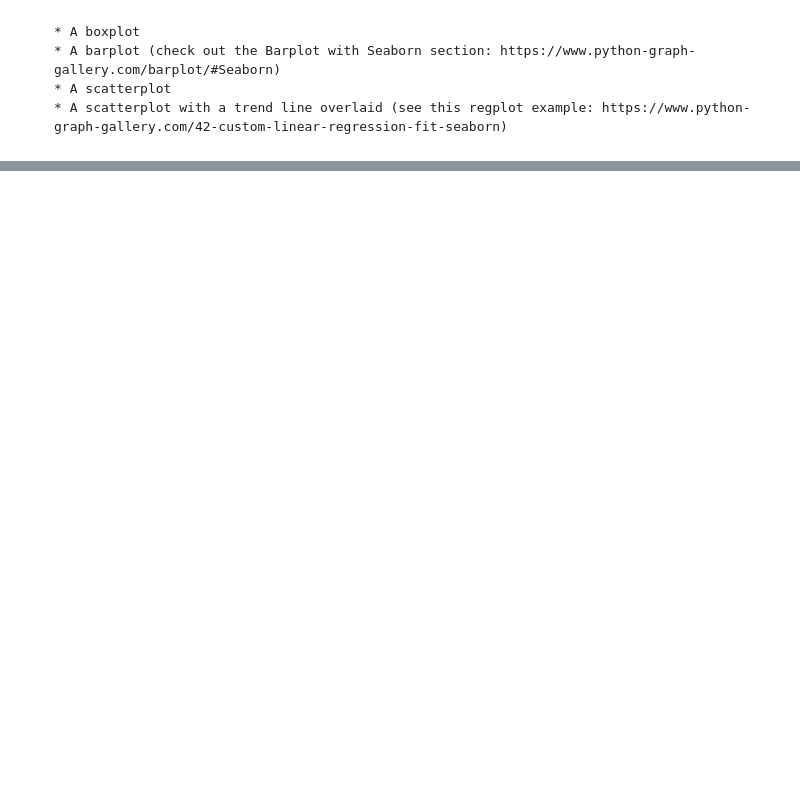
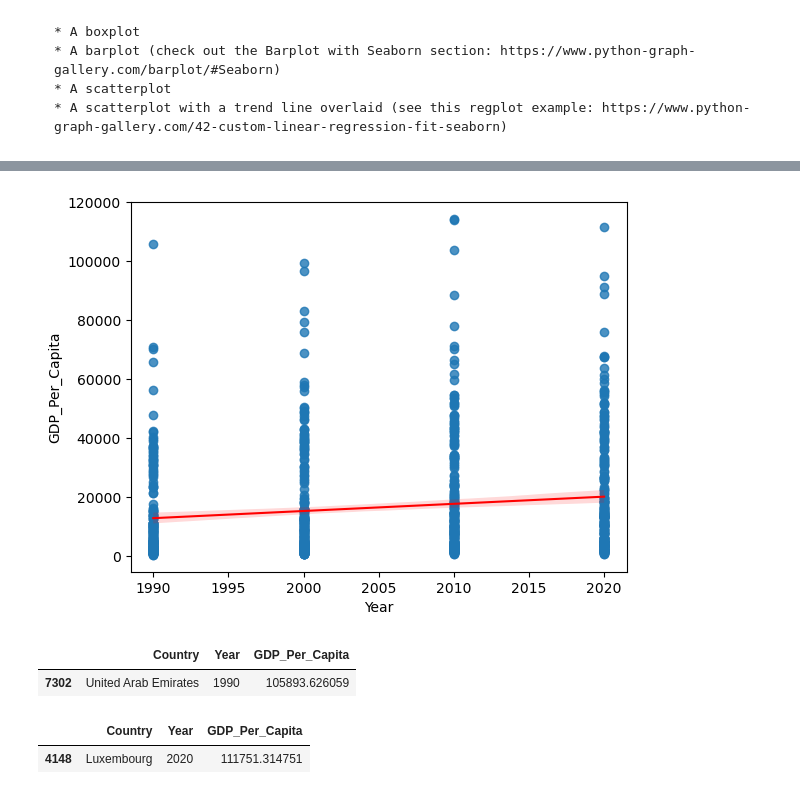
Before and after one commit to NSS-Full-Time-Data-Analytics-14/gdp-and-internet-usage-nealhalper, a Jupyter notebook: notebook/un_project.ipynb, the cells around one changed output, grey strips where cells are left out. Cells and saved outputs as stored; diff of their text form; code cells hidden in the pictures; blank space fills up the shorter version.

```diff
--- a/notebook/un_project.ipynb
+++ b/notebook/un_project.ipynb
@@ -202,0 +237,19 @@ ValueError: need at least one array to concatenate
+# %%
+sns.regplot(
+    x=gdp_decades["Year"],
+    y=gdp_decades["GDP_Per_Capita"],
+    line_kws={"color": "red", "linewidth": 1.5},
+)
+plt.show()
+# %% [output]
+[figure, added]
+# %%
+gdp_df.loc[gdp_df["GDP_Per_Capita"] > 100000].sort_values(by = "Year", ascending=True).head(1)
+# %% [output]
+|  | Country | Year | GDP_Per_Capita |
+| 7302 | United Arab Emirates | 1990 | 105893.626059 |
+# %%
+gdp_df.loc[gdp_df["Year"] == 2020].sort_values(by = "GDP_Per_Capita", ascending=False).head(1)
+# %% [output]
+|  | Country | Year | GDP_Per_Capita |
+| 4148 | Luxembourg | 2020 | 111751.314751 |
```
Also changed, not shown: parts of 18 cells of this notebook.
